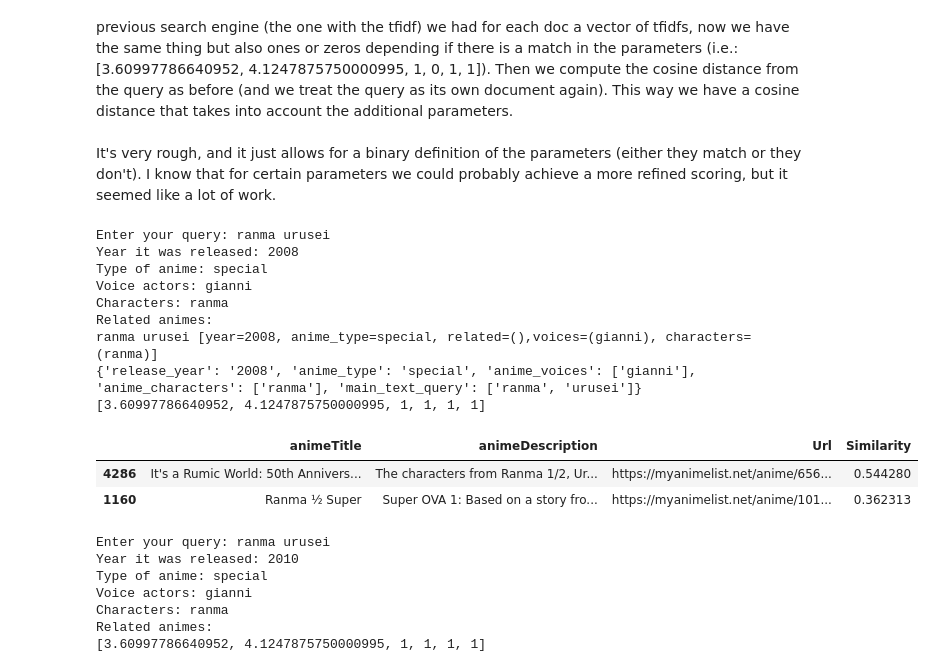
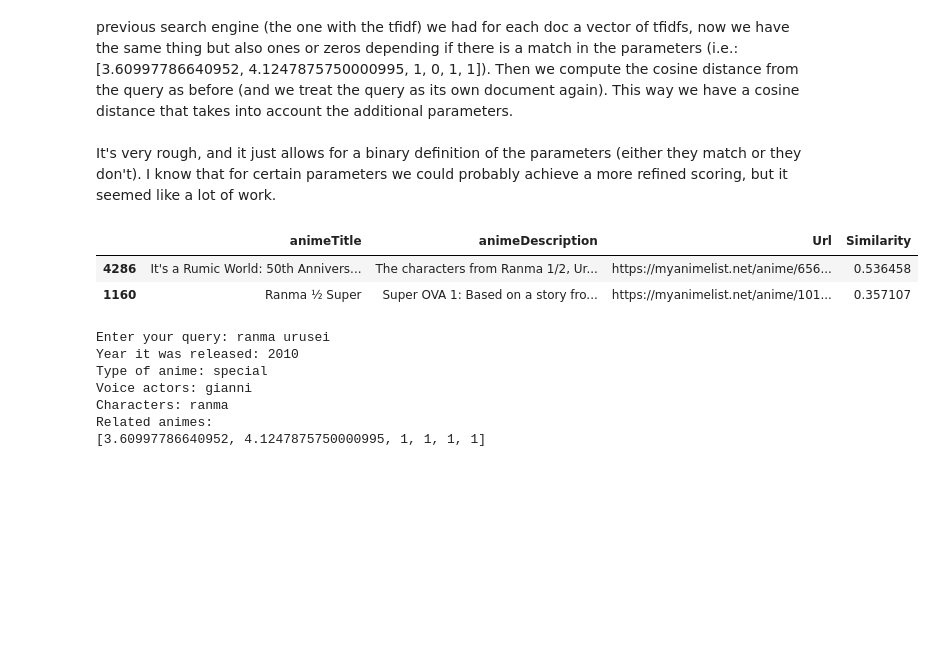
Before and after one commit to alessandro12036/ADM_HW3, a Jupyter notebook: adm_hm3.ipynb, the cells around one changed output. Drawn from its saved outputs; the diff is of its cells as text; code cells hidden in the pictures; blank space fills up the shorter version.

```diff
--- a/adm_hm3.ipynb
+++ b/adm_hm3.ipynb
@@ -872,19 +871,11 @@ def search_k_matches_2(corpus, voc, ii, idfs, query=None, k=10):
                                  Similarity=distances)
     return final_df
 # %%
-#query = "nadia [year=1999, type=adventure, voices=(sandretto, chiara, andrea), related=(gemelli del destino), characters=(sandretto)]"
-search_k_matches_2(corpus, voc, ii_2, idfs)
+# example with query provided
+query = "ranma urusei [year=2008, type=special, voices=(gianni), related=(gemelli del destino), characters=(ranma)]"
+search_k_matches_2(corpus, voc, ii_2, idfs, query=query)
 # %% [output]
-Enter your query: ranma urusei
-Year it was released: 2008
-Type of anime: special
-Voice actors: gianni
-Characters: ranma
-Related animes:
-ranma urusei [year=2008, anime_type=special, related=(),voices=(gianni), characters=(ranma)]
-{'release_year': '2008', 'anime_type': 'special', 'anime_voices': ['gianni'], 'anime_characters': ['ranma'], 'main_text_query': ['ranma', 'urusei']}
-[3.60997786640952, 4.1247875750000995, 1, 1, 1, 1]
 |  | animeTitle | animeDescription | Url | Similarity |
-| 4286 | It's a Rumic World: 50th Annivers... | The characters from Ranma 1/2, Ur... | https://myanimelist.net/anime/656... | 0.544280 |
-| 1160 | Ranma ½ Super | Super OVA 1: Based on a story fro... | https://myanimelist.net/anime/101... | 0.362313 |
+| 4286 | It's a Rumic World: 50th Annivers... | The characters from Ranma 1/2, Ur... | https://myanimelist.net/anime/656... | 0.536458 |
+| 1160 | Ranma ½ Super | Super OVA 1: Based on a story fro... | https://myanimelist.net/anime/101... | 0.357107 |
 # %%
```
Also changed, not shown: parts of 2 cells of this notebook.
